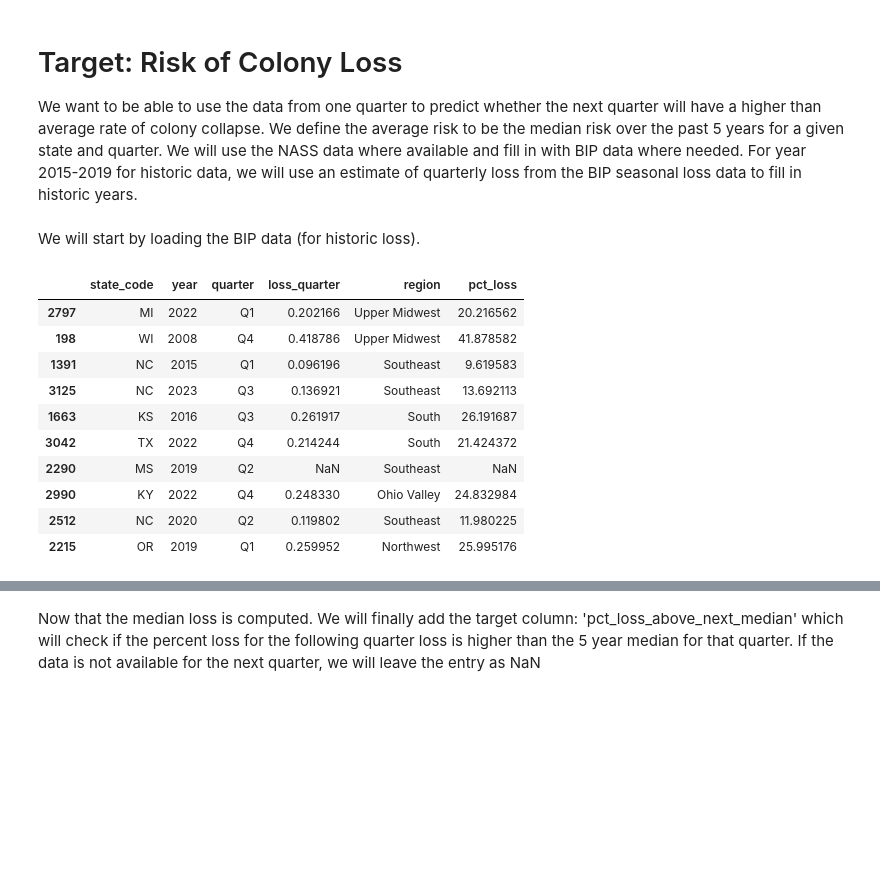
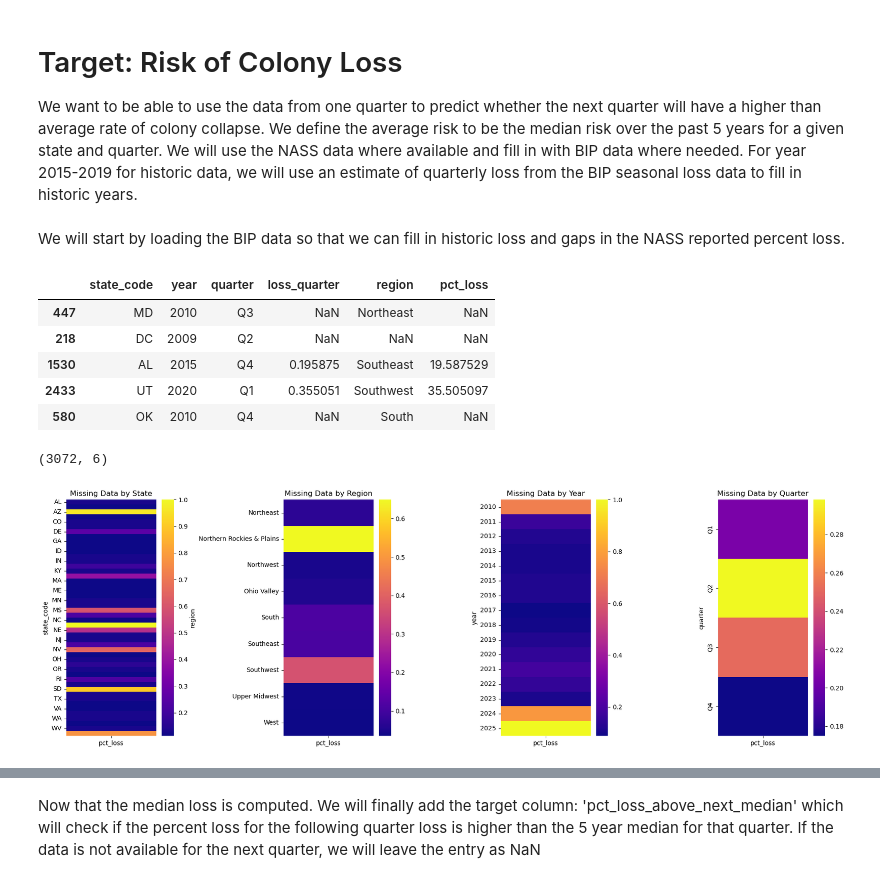
Before and after one commit to Erdos-Projects/fall-2025-bee-health-early-warning-system, a Jupyter notebook: notebooks/final_aggregation.ipynb, the cells around one changed output, grey strips where cells are left out. Saved outputs shown, nothing was run; the diff lists cells and outputs as text; code cells hidden in the pictures; blank space fills up the shorter version.

```diff
--- a/notebooks/final_aggregation.ipynb
+++ b/notebooks/final_aggregation.ipynb
@@ -164,8 +170,7 @@ memory usage: 276.7+ KB
 # Include a column for the region associated with each state.
 state_to_region = {
     "AL": "Southeast",
-    "AK": "Alaska", # does not align climactically with any other region. Note: NASS has no data for Alaska, APHIS for 2018 onward
-    "AZ": "Southwest",
+    "AK": "Alaska", # does not align climactically with any other region. Note: NASS has no data for Alaska, APHIS for 2018 onward, so was dropped    "AZ": "Southwest",
     "AR": "South",
     "CA": "West",
     "CO": "Southwest",
@@ -460,26 +467,70 @@ We will proceed with
 
 We want to be able to use the data from one quarter to predict whether the next quarter will have a higher than average rate of colony collapse. We define the average risk to be the median risk over the past 5 years for a given state and quarter. We will use the NASS data where available and fill in with BIP data where needed. For year 2015-2019 for historic data, we will use an estimate of quarterly loss from the BIP seasonal loss data to fill in historic years.
 # %% [markdown]
-We will start by loading the BIP data (for historic loss).
+We will start by loading the BIP data so that we can fill in historic loss and gaps in the NASS reported percent loss.
 # %%
 bip_df=pd.read_csv("../data/interim/quarterly_bip_df.csv")
 # %%
 bip_df['pct_loss'] = bip_df['loss_quarter']*100
+# %%
+bip_df['region']=bip_df['state_code'].map(state_to_region)
 # %%
-bip_df.sample(10)
+bip_df.sample(5)
 # %% [output]
 |  | state_code | year | quarter | loss_quarter | region | pct_loss |
-| 2797 | MI | 2022 | Q1 | 0.202166 | Upper Midwest | 20.216562 |
-| 198 | WI | 2008 | Q4 | 0.418786 | Upper Midwest | 41.878582 |
-| 1391 | NC | 2015 | Q1 | 0.096196 | Southeast | 9.619583 |
-| 3125 | NC | 2023 | Q3 | 0.136921 | Southeast | 13.692113 |
-| 1663 | KS | 2016 | Q3 | 0.261917 | South | 26.191687 |
-| 3042 | TX | 2022 | Q4 | 0.214244 | South | 21.424372 |
-| 2290 | MS | 2019 | Q2 | NaN | Southeast | NaN |
-| 2990 | KY | 2022 | Q4 | 0.248330 | Ohio Valley | 24.832984 |
-| 2512 | NC | 2020 | Q2 | 0.119802 | Southeast | 11.980225 |
-| 2215 | OR | 2019 | Q1 | 0.259952 | Northwest | 25.995176 |
+| 447 | MD | 2010 | Q3 | NaN | Northeast | NaN |
+| 218 | DC | 2009 | Q2 | NaN | NaN | NaN |
+| 1530 | AL | 2015 | Q4 | 0.195875 | Southeast | 19.587529 |
+| 2433 | UT | 2020 | Q1 | 0.355051 | Southwest | 35.505097 |
+| 580 | OK | 2010 | Q4 | NaN | South | NaN |
 # %%
 bip_df = bip_df[bip_df['state_code'] != 'AK']
 bip_df = bip_df[bip_df['state_code'] != 'DC']
 bip_df = bip_df[bip_df['state_code'] != 'MSO']
+# %%
+bip_df.shape
+# %% [output]
+(3072, 6)
+# %%
+states = [state.abbr for state in us.states.STATES]
+states = [s for s in states if s != "AK"]
+states = [s for s in states if s != "HI"]
+historic_years = range(2010, 2026)
+quarters = ['Q1', 'Q2', 'Q3', 'Q4']
+
+# Create a complete list of all possible months, years, and quarters
+expected_historic = pd.DataFrame(product(states, historic_years, quarters),
+                        columns=['state_code', 'year', 'quarter'])
+# Limit to 2025 Q2
+expected_historic = expected_historic[~((expected_historic['year'] == 2025) & (expected_historic['quarter'].isin(['Q3','Q4'])))]
+
+merged_hist = expected_historic.merge(bip_df[['state_code', 'year', 'quarter', 'region', 'pct_loss']], on=['state_code', 'year', 'quarter'], how='left')
+
+# Compute missing summaries
+missing_state = merged_hist[['pct_loss']].isna().groupby(merged_hist['state_code']).mean()
+missing_region = merged_hist[['pct_loss']].isna().groupby(merged_hist['region']).mean()
+missing_year = merged_hist[['pct_loss']].isna().groupby(merged_hist['year']).mean()
+missing_quarter = merged_hist[['pct_loss']].isna().groupby(merged_hist['quarter']).mean()
+
+# Shared color scale
+all_missing = pd.concat([missing_state, missing_year, missing_quarter])
+vmin, vmax = all_missing.min().min(), all_missing.max().max()
+
+# Plot
+fig, axes = plt.subplots(1,4, figsize=(18, 6))
+sns.heatmap(missing_state, ax=axes[0], cmap='plasma', cbar=True)
+axes[0].set_title('Missing Data by State')
+
+sns.heatmap(missing_region, ax=axes[1], cmap='plasma', cbar=True)
+axes[1].set_title('Missing Data by Region')
+
+sns.heatmap(missing_year, ax=axes[2], cmap='plasma', cbar=True)
+axes[2].set_title('Missing Data by Year')
+
+sns.heatmap(missing_quarter, ax=axes[3], cmap='plasma', cbar=True)
+axes[3].set_title('Missing Data by Quarter')
+
+plt.tight_layout()
+plt.show()
+# %% [output]
+[figure, added]
```
Also changed, not shown: parts of 46 cells of this notebook, 4 other files.
